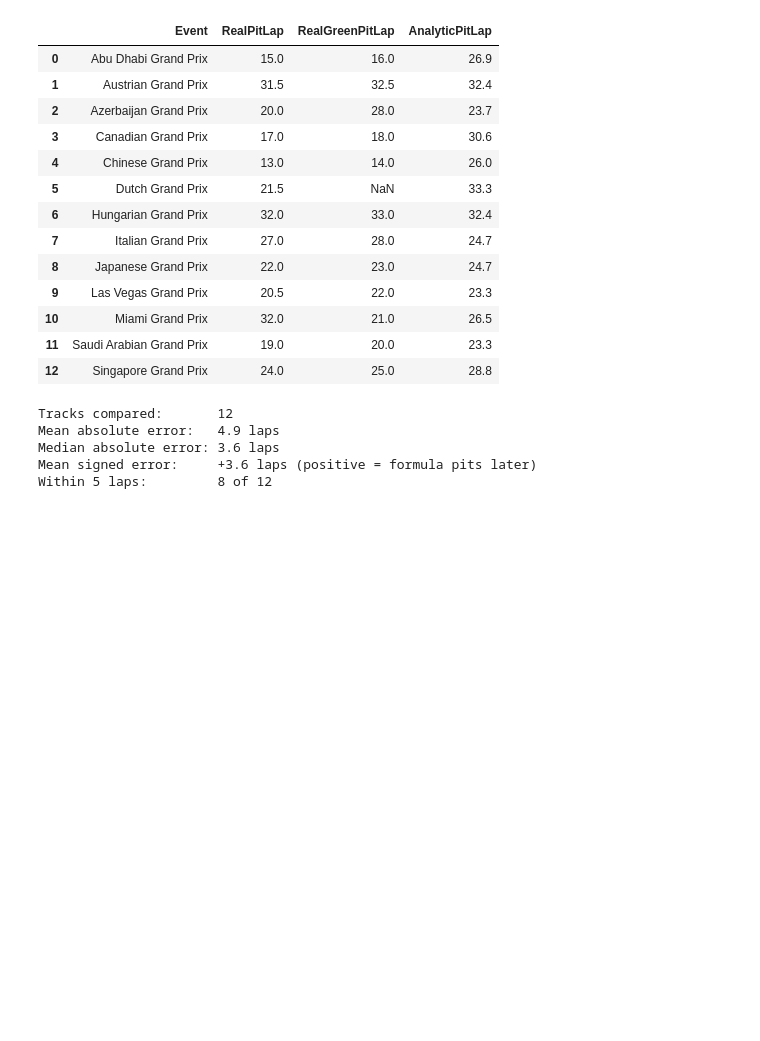
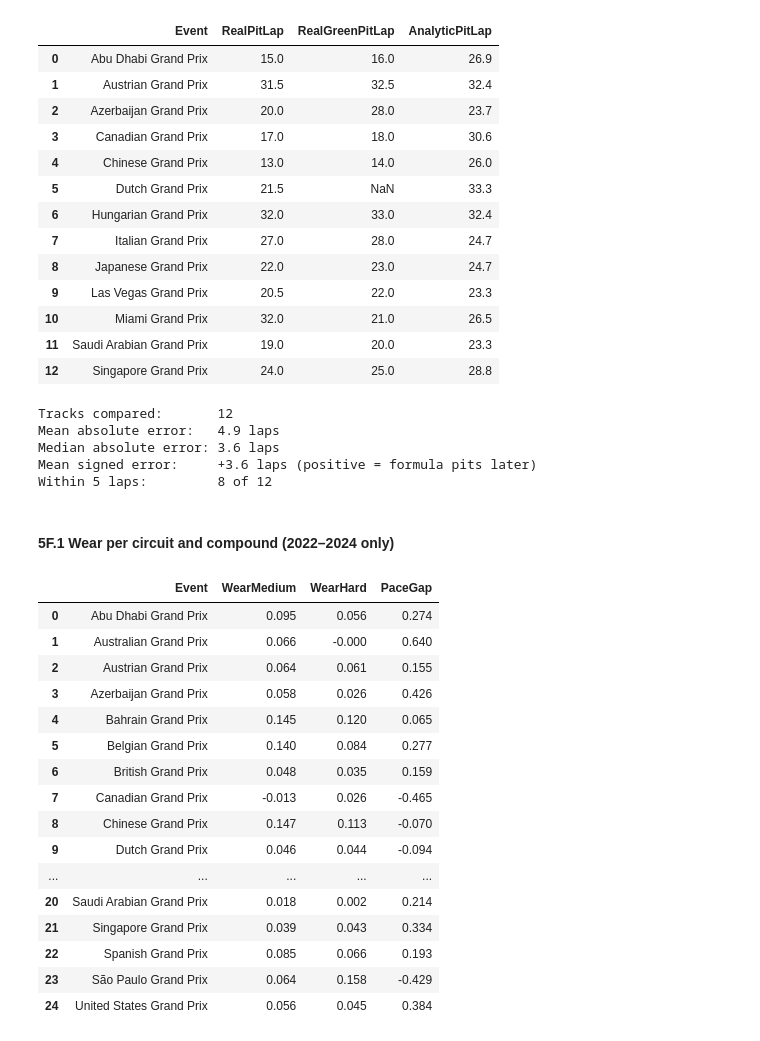
Before and after one commit to Vlvasile/f1-pit-strategy, a Jupyter notebook: notebooks/05_model.ipynb, the cells around one changed output. Saved outputs shown, nothing was run; the diff lists cells and outputs as text; code cells hidden in the pictures; blank space fills up the shorter version.

```diff
--- a/notebooks/05_model.ipynb
+++ b/notebooks/05_model.ipynb
@@ -815,3 +832,48 @@ Mean absolute error:   4.9 laps
 Median absolute error: 3.6 laps
 Mean signed error:     +3.6 laps (positive = formula pits later)
 Within 5 laps:         8 of 12
+# %% [markdown]
+#### 5F.1 Wear per circuit and compound (2022–2024 only)
+# %%
+train_laps = laps[laps["Year"] <= 2024].copy()
+
+for c in ["SOFT", "MEDIUM", "HARD"]:
+    is_c = (train_laps["Compound"] == c).astype(float)
+    train_laps[f"Age_{c}"] = train_laps["TyreLife"] * is_c
+    train_laps[f"Is_{c}"] = is_c
+
+wear_feats = ["LapNumber", "Age_SOFT", "Age_MEDIUM", "Age_HARD", "Is_SOFT", "Is_MEDIUM"]
+cols = ["LapTimeSec"] + wear_feats
+
+rows = []
+for event, g in train_laps.groupby("Event"):
+    d = g[cols] - g.groupby(race_driver)[cols].transform("mean")
+    coefs, *_ = np.linalg.lstsq(d[wear_feats].to_numpy(), d["LapTimeSec"].to_numpy(), rcond=None)
+    c = dict(zip(wear_feats, coefs))
+    rows.append({
+        "Event": event,
+        "WearMedium": c["Age_MEDIUM"],
+        "WearHard": c["Age_HARD"],
+        "PaceGap": -c["Is_MEDIUM"],
+    })
+
+track_wear = pd.DataFrame(rows)
+track_wear.round(3)
+# %% [output]
+|  | Event | WearMedium | WearHard | PaceGap |
+| 0 | Abu Dhabi Grand Prix | 0.095 | 0.056 | 0.274 |
+| 1 | Australian Grand Prix | 0.066 | -0.000 | 0.640 |
+| 2 | Austrian Grand Prix | 0.064 | 0.061 | 0.155 |
+| 3 | Azerbaijan Grand Prix | 0.058 | 0.026 | 0.426 |
+| 4 | Bahrain Grand Prix | 0.145 | 0.120 | 0.065 |
+| 5 | Belgian Grand Prix | 0.140 | 0.084 | 0.277 |
+| 6 | British Grand Prix | 0.048 | 0.035 | 0.159 |
+| 7 | Canadian Grand Prix | -0.013 | 0.026 | -0.465 |
+| 8 | Chinese Grand Prix | 0.147 | 0.113 | -0.070 |
+| 9 | Dutch Grand Prix | 0.046 | 0.044 | -0.094 |
+| ... | ... | ... | ... | ... |
+| 20 | Saudi Arabian Grand Prix | 0.018 | 0.002 | 0.214 |
+| 21 | Singapore Grand Prix | 0.039 | 0.043 | 0.334 |
+| 22 | Spanish Grand Prix | 0.085 | 0.066 | 0.193 |
+| 23 | São Paulo Grand Prix | 0.064 | 0.158 | -0.429 |
+| 24 | United States Grand Prix | 0.056 | 0.045 | 0.384 |
```
Also changed, not shown: parts of 7 cells of this notebook.
